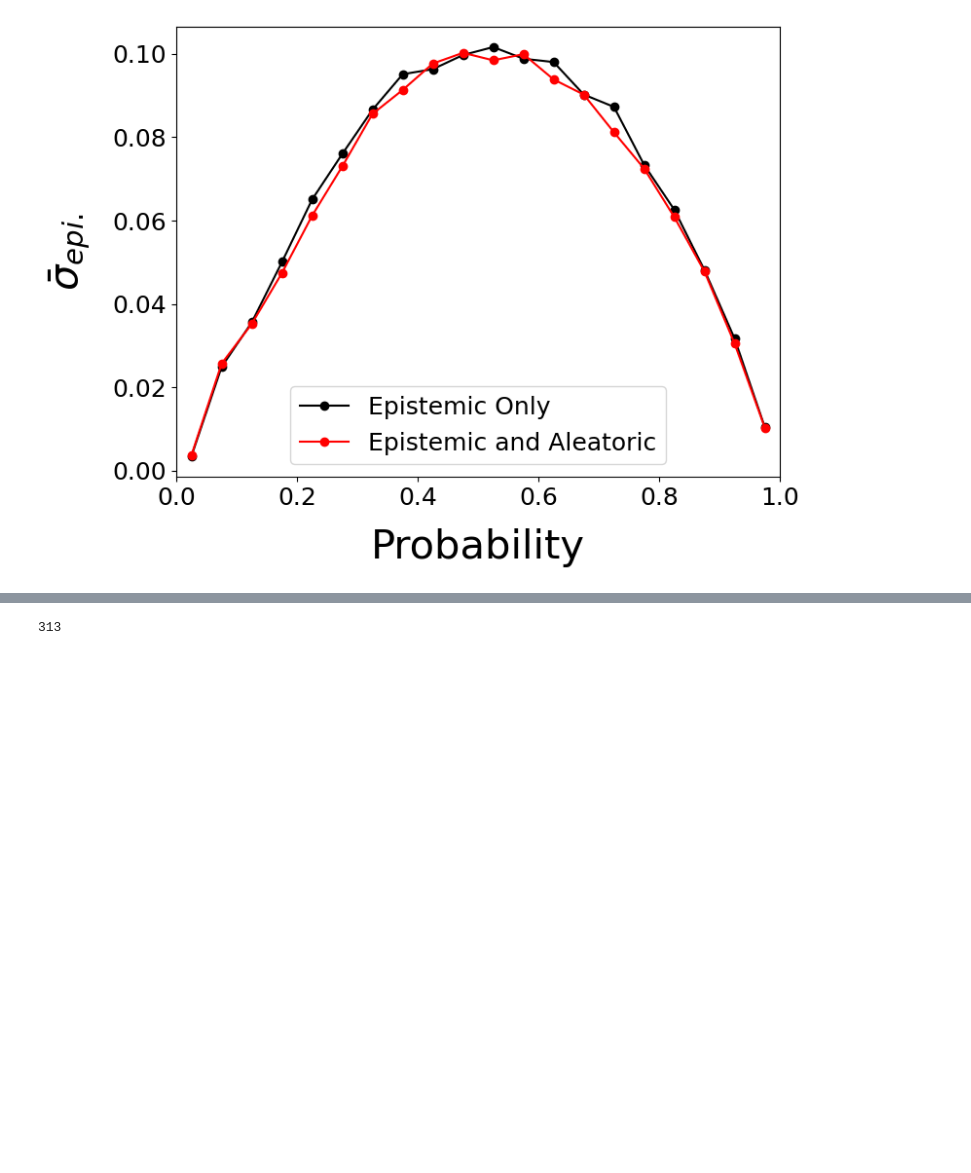
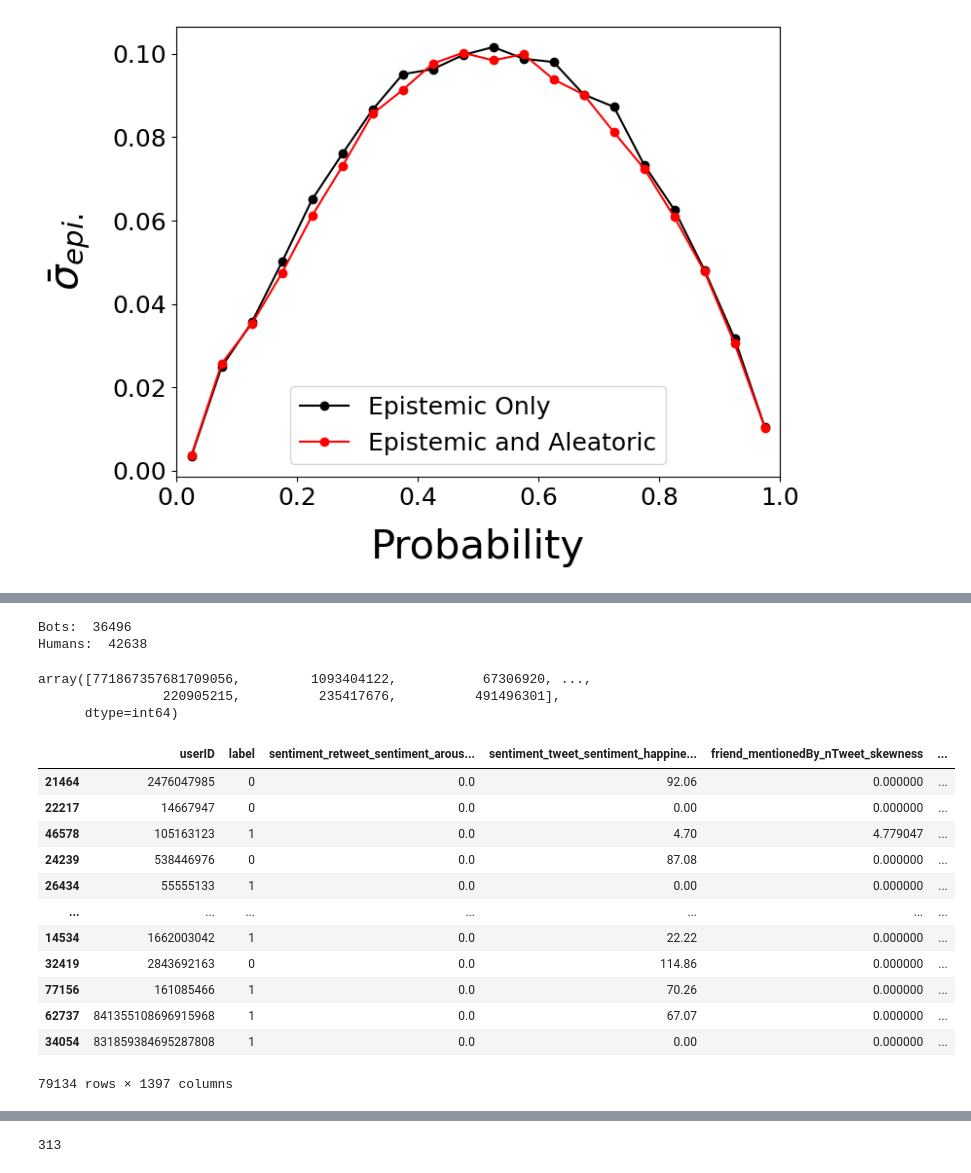
Before and after one commit to wmdataphys/UncertaintyAwareBotDetection, a Jupyter notebook: Untitled.ipynb, the cells around one changed output, grey strips where cells are left out. Cells and saved outputs as stored; diff of their text form; code cells hidden in the pictures; blank space fills up the shorter version.

Commit message:
updated code for botometer

```diff
--- a/Untitled.ipynb
+++ b/Untitled.ipynb
@@ -103,5 +103,7 @@ plt.show()
 # %%
 import pandas as pd
 
-botometer = pd.read_csv("data/features-botometer_June27.csv",sep=',',index_col=None)
-bloc = pd.read_csv("data/features-bloc_June27.csv",sep=',',index_col=None)
+botometer = pd.read_csv("data/v2-features-botometer.csv",sep=',',index_col=None)
+#botometer = botometer.sample(frac=1.0)
+bloc = pd.read_csv("data/v2_features_bloc.csv",sep=',',index_col=None)
+#bloc = bloc.sample(frac=1.0)
@@ -107,0 +116,36 @@ bloc = pd.read_csv("data/features-bloc_June27.csv",sep=',',index_col=None)
+# %%
+print("Bots: ",(bloc['class'] == 'bot').sum())
+print("Humans: ",(bloc['class'] == 'human').sum())
+# %% [output]
+Bots:  36496
+Humans:  42638
+# %%
+userids = botometer['userID'].sample(frac=1.0).values.astype('int64')
+userids
+# %% [output]
+array([771867357681709056,         1093404122,           67306920, ...,
+                220905215,          235417676,          491496301],
+      dtype=int64)
+# %%
+bloc['userID'] = bloc['user_id'].values.astype('int64')
+# %%
+bloc.rename(columns={'class': 'class_df2'}, inplace=True)
+# %%
+merged_df = pd.merge(botometer, bloc, on='userID')
+# %%
+merged_df = merged_df.sample(frac=1.0)
+merged_df
+# %% [output]
+|  | userID | label | sentiment_retweet_sentiment_arous... | sentiment_tweet_sentiment_happine... | friend_mentionedBy_nTweet_skewness | ... |
+| 21464 | 2476047985 | 0 | 0.0 | 92.06 | 0.000000 | ... |
+| 22217 | 14667947 | 0 | 0.0 | 0.00 | 0.000000 | ... |
+| 46578 | 105163123 | 1 | 0.0 | 4.70 | 4.779047 | ... |
+| 24239 | 538446976 | 0 | 0.0 | 87.08 | 0.000000 | ... |
+| 26434 | 55555133 | 1 | 0.0 | 0.00 | 0.000000 | ... |
+| ... | ... | ... | ... | ... | ... | ... |
+| 14534 | 1662003042 | 1 | 0.0 | 22.22 | 0.000000 | ... |
+| 32419 | 2843692163 | 0 | 0.0 | 114.86 | 0.000000 | ... |
+| 77156 | 161085466 | 1 | 0.0 | 70.26 | 0.000000 | ... |
+| 62737 | 841355108696915968 | 1 | 0.0 | 67.07 | 0.000000 | ... |
+| 34054 | 831859384695287808 | 1 | 0.0 | 0.00 | 0.000000 | ... |
+79134 rows × 1397 columns
```
Also changed, not shown: parts of 18 cells of this notebook, 33 other files.
